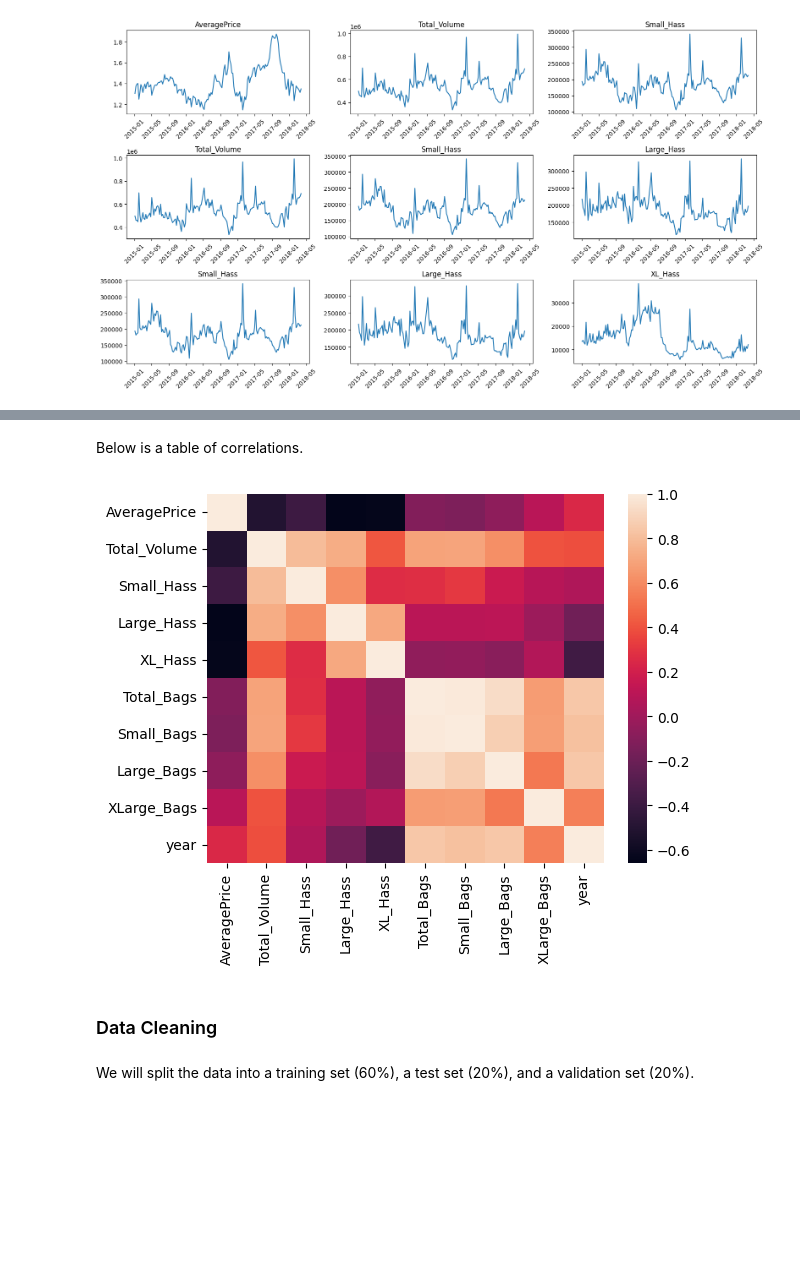
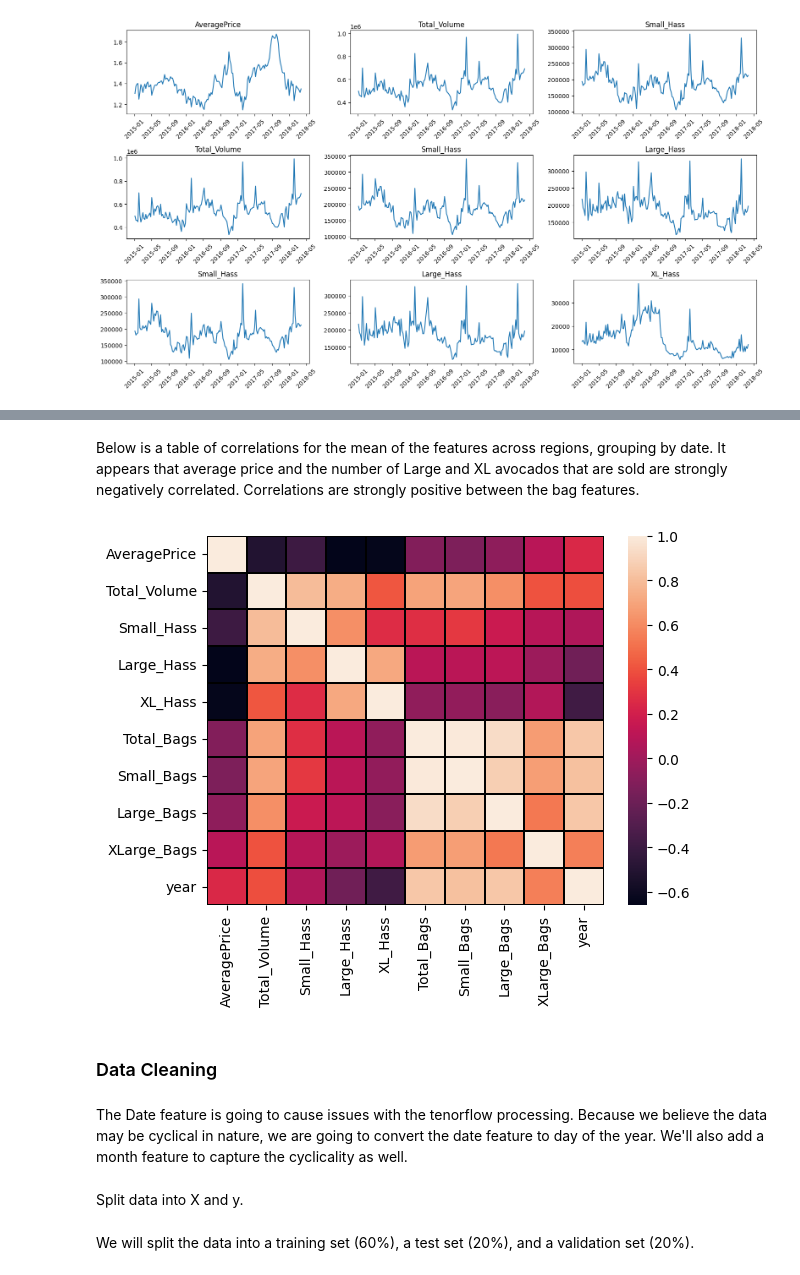
Before and after one commit to jackburbidge/portfolio, a Jupyter notebook: Avocado_TensorFlow_Linear.ipynb, the cells around one changed output, grey strips where cells are left out. Cells and saved outputs as stored; diff of their text form; code cells hidden in the pictures; blank space fills up the shorter version.

```diff
--- a/Avocado_TensorFlow_Linear.ipynb
+++ b/Avocado_TensorFlow_Linear.ipynb
@@ -75,8 +72,8 @@ Below is a plot of average daily prices across the entire US. We see a spike in
 # %%
-date_group = data.drop(columns=['region', 'type']).groupby('Date').mean()
+date_group = data.drop(columns=['region', 'type']).groupby('Date')
 
 plt.figure(figsize=[12,2])
-plt.plot(date_group['AveragePrice'])
+plt.plot(date_group.mean()['AveragePrice'])
 plt.title('Average Daily Price By Date Across Region')
 plt.ylabel('Average Price')
 plt.show()
@@ -103,12 +118,14 @@ plt.show()
 # %% [markdown]
-Below is a table of correlations.
+Below is a table of correlations for the mean of the features across regions, grouping by date. It appears that average price and the number of Large and XL avocados that are sold are strongly negatively correlated. Correlations are strongly positive between the bag features.
 # %%
-corr = pd.DataFrame(np.corrcoef(date_group.T))
-corr.columns = date_group.columns
-corr.index = date_group.columns
-sns.heatmap(corr)
+corr = pd.DataFrame(np.corrcoef(date_group.mean().T))
+corr.columns = date_group.mean().columns
+corr.index = date_group.mean().columns
+sns.heatmap(corr, linecolor='Black', linewidths=.2)
 plt.show()
 # %% [output]
-[figure, old version]
+[figure, new version]
 # %% [markdown]
 ### Data Cleaning
+# %% [markdown]
+The Date feature is going to cause issues with the tenorflow processing. Because we believe the data may be cyclical in nature, we are going to convert the date feature to day of the year. We'll also add a month feature to capture the cyclicality as well.
@@ -115 +135,3 @@ plt.show()
+# %% [markdown]
+Split data into X and y.
 # %%
```
Also changed, not shown: parts of 38 cells of this notebook.
